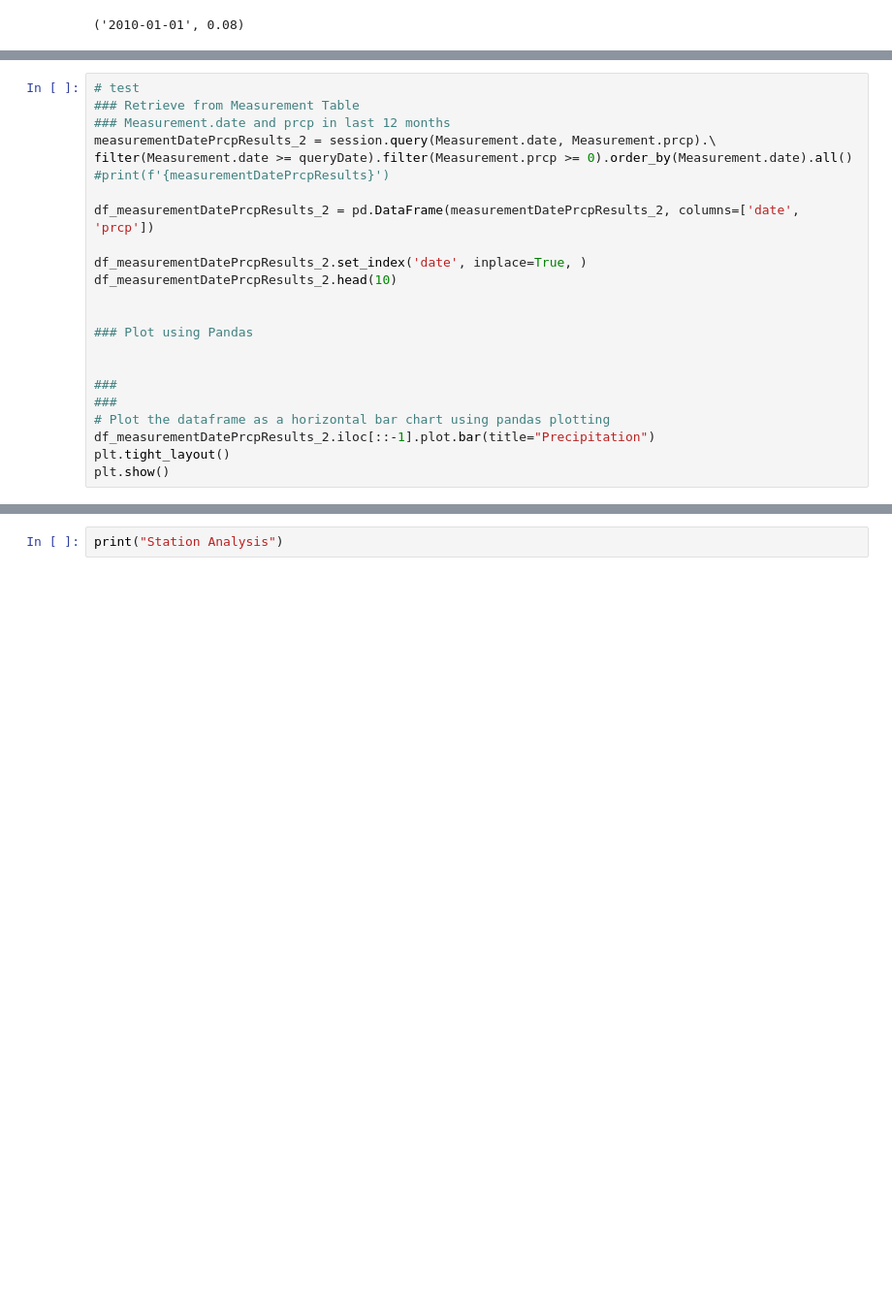
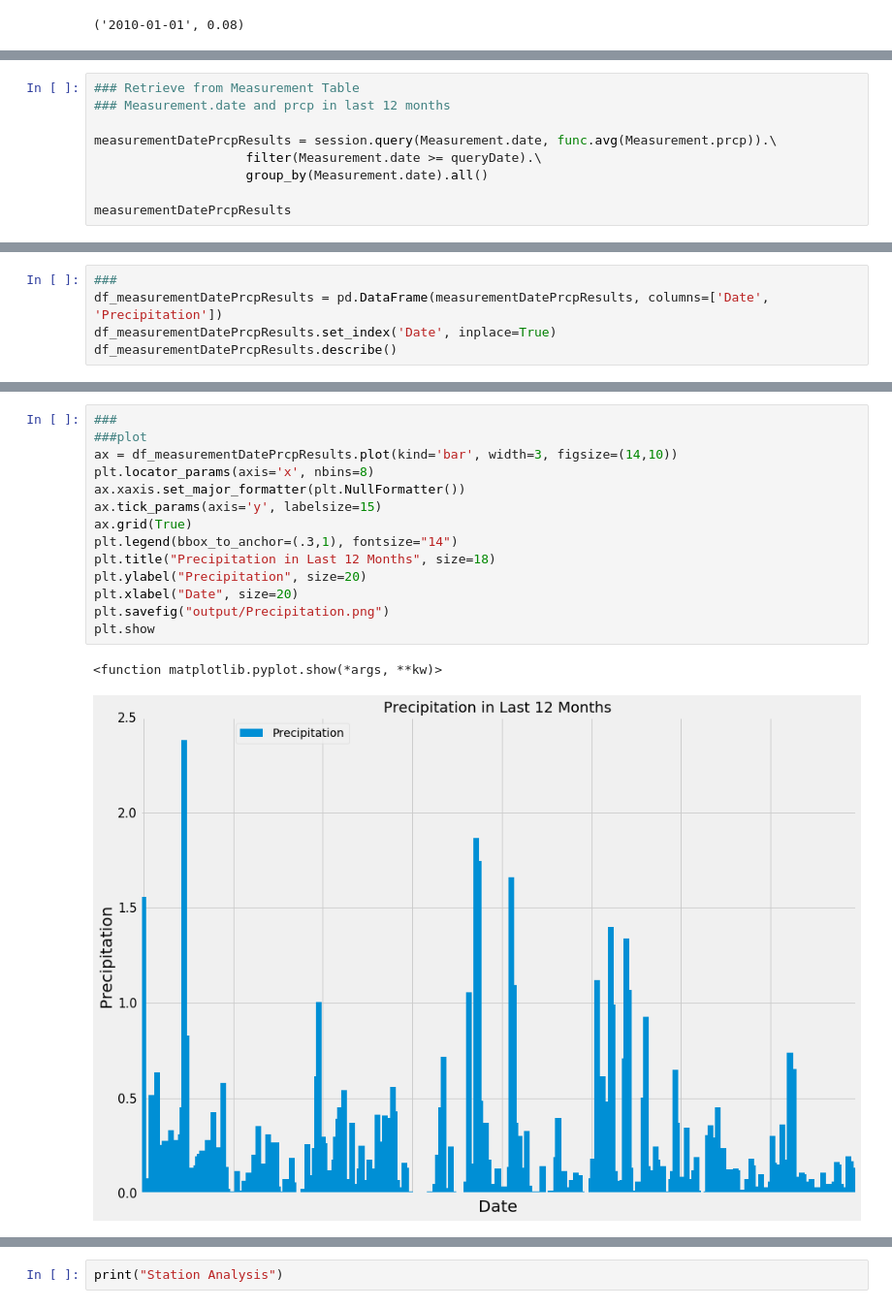
Before and after one commit to lisatian8/advanced-data-storage-challenge, a Jupyter notebook: climate_starter.ipynb, the cells around one changed output, grey strips where cells are left out. Shown at 97% size. Drawn from its saved outputs; the diff is of its cells as text; blank space fills up the shorter version.

```diff
--- a/climate_starter.ipynb
+++ b/climate_starter.ipynb
@@ -144,24 +102,10 @@ plt.show()
 # %%
-# test
 ### Retrieve from Measurement Table
 ### Measurement.date and prcp in last 12 months
-measurementDatePrcpResults_2 = session.query(Measurement.date, Measurement.prcp).\
-filter(Measurement.date >= queryDate).filter(Measurement.prcp >= 0).order_by(Measurement.date).all()
-#print(f'{measurementDatePrcpResults}')
 
-df_measurementDatePrcpResults_2 = pd.DataFrame(measurementDatePrcpResults_2, columns=['date', 'prcp'])
+measurementDatePrcpResults = session.query(Measurement.date, func.avg(Measurement.prcp)).\
+                    filter(Measurement.date >= queryDate).\
+                    group_by(Measurement.date).all()
 
-df_measurementDatePrcpResults_2.set_index('date', inplace=True, )
-df_measurementDatePrcpResults_2.head(10)
-
-
-### Plot using Pandas
-
-
-###
-###
-# Plot the dataframe as a horizontal bar chart using pandas plotting
-df_measurementDatePrcpResults_2.iloc[::-1].plot.bar(title="Precipitation")
-plt.tight_layout()
-plt.show()
+measurementDatePrcpResults
 # %% [output]
@@ -180,0 +129,5 @@ Name: prcp, dtype: float64
+# %%
+###
+df_measurementDatePrcpResults = pd.DataFrame(measurementDatePrcpResults, columns=['Date', 'Precipitation'])
+df_measurementDatePrcpResults.set_index('Date', inplace=True)
+df_measurementDatePrcpResults.describe()
@@ -180,0 +144,17 @@ Name: prcp, dtype: float64
+# %%
+###
+###plot
+ax = df_measurementDatePrcpResults.plot(kind='bar', width=3, figsize=(14,10))
+plt.locator_params(axis='x', nbins=8)
+ax.xaxis.set_major_formatter(plt.NullFormatter())
+ax.tick_params(axis='y', labelsize=15)
+ax.grid(True)
+plt.legend(bbox_to_anchor=(.3,1), fontsize="14")
+plt.title("Precipitation in Last 12 Months", size=18)
+plt.ylabel("Precipitation", size=20)
+plt.xlabel("Date", size=20)
+plt.savefig("output/Precipitation.png")
+plt.show
+# %% [output]
+<function matplotlib.pyplot.show(*args, **kw)>
+[figure, added]
```
Also changed, not shown: parts of 21 cells of this notebook.
